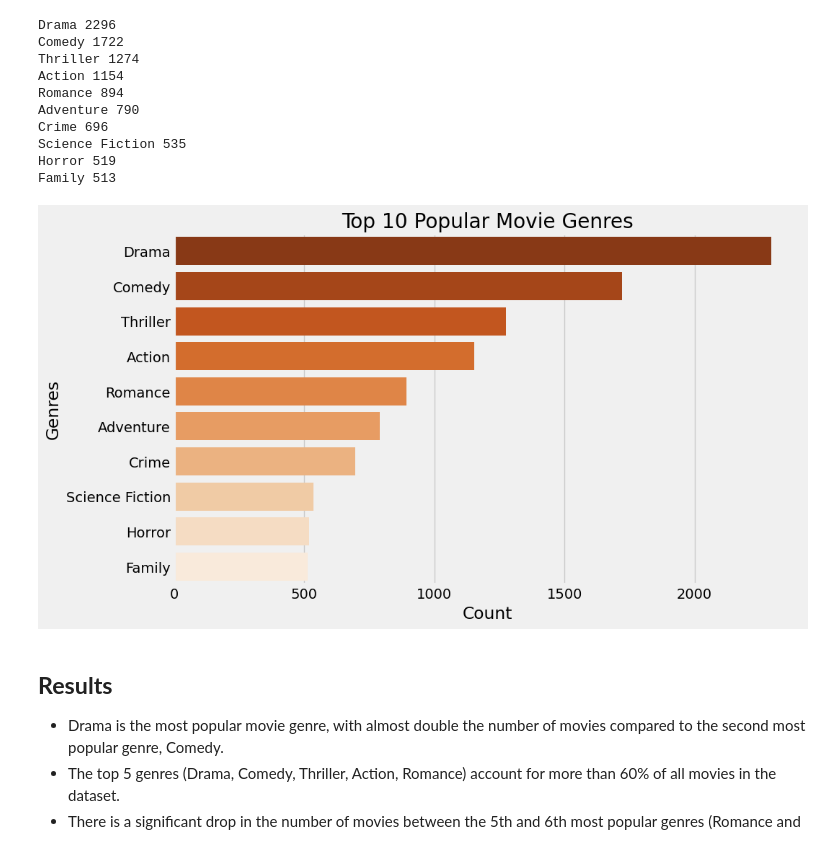
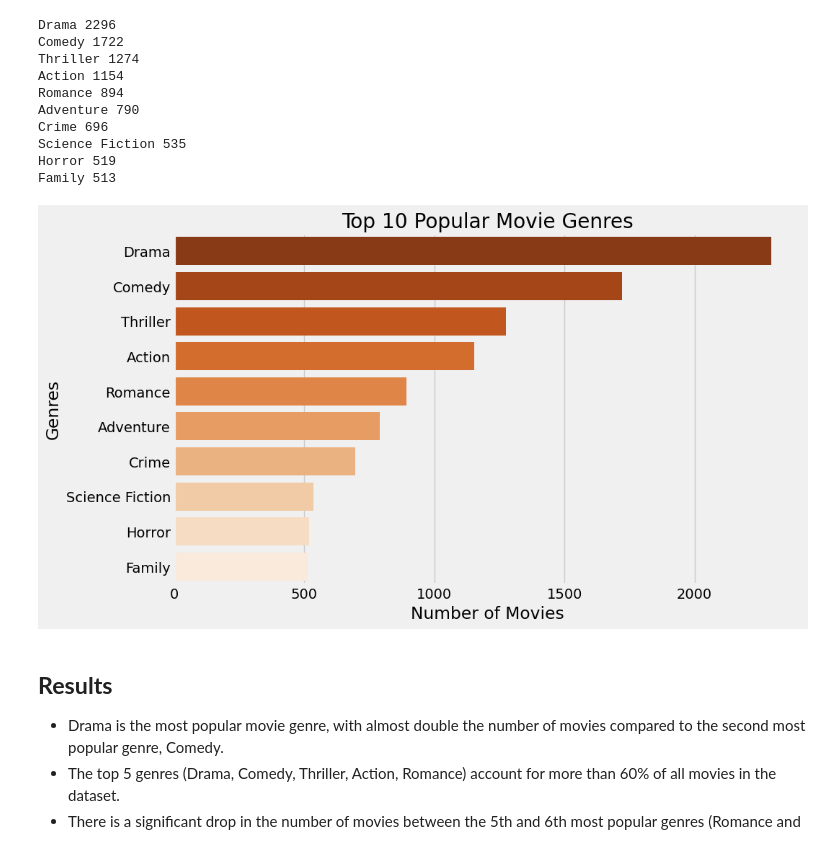
Before and after one commit to edwarjosep11/Netflix-Recommendation-Systems, a Jupyter notebook: KNN Neighbours approach.ipynb, the cells around one changed output. Drawn from its saved outputs; the diff is of its cells as text; code cells hidden in the pictures.

```diff
--- a/KNN Neighbours approach.ipynb
+++ b/KNN Neighbours approach.ipynb
@@ -183,18 +183,18 @@ Family 513
 # %%
 # get the top 10 popular genres
 top_genres = [genre for genre, count in popular_genres[:10]]
 top_counts = [count for genre, count in popular_genres[:10]]
 
 # create the barplot
 plt.figure(figsize=(10, 6))
 sns.barplot(x=top_counts, y=top_genres, palette='Oranges_r')
 plt.title('Top 10 Popular Movie Genres')
 plt.ylabel('Genres')
-plt.xlabel('Count')
+plt.xlabel('Number of Movies')
 
 plt.show()
 # %% [output]
-[figure, old version]
+[figure, new version]
 # %% [markdown]
 ## **Results**
 * Drama is the most popular movie genre, with almost double the number of movies compared to the second most popular genre, Comedy.
```
Also changed, not shown: parts of 27 cells of this notebook.
